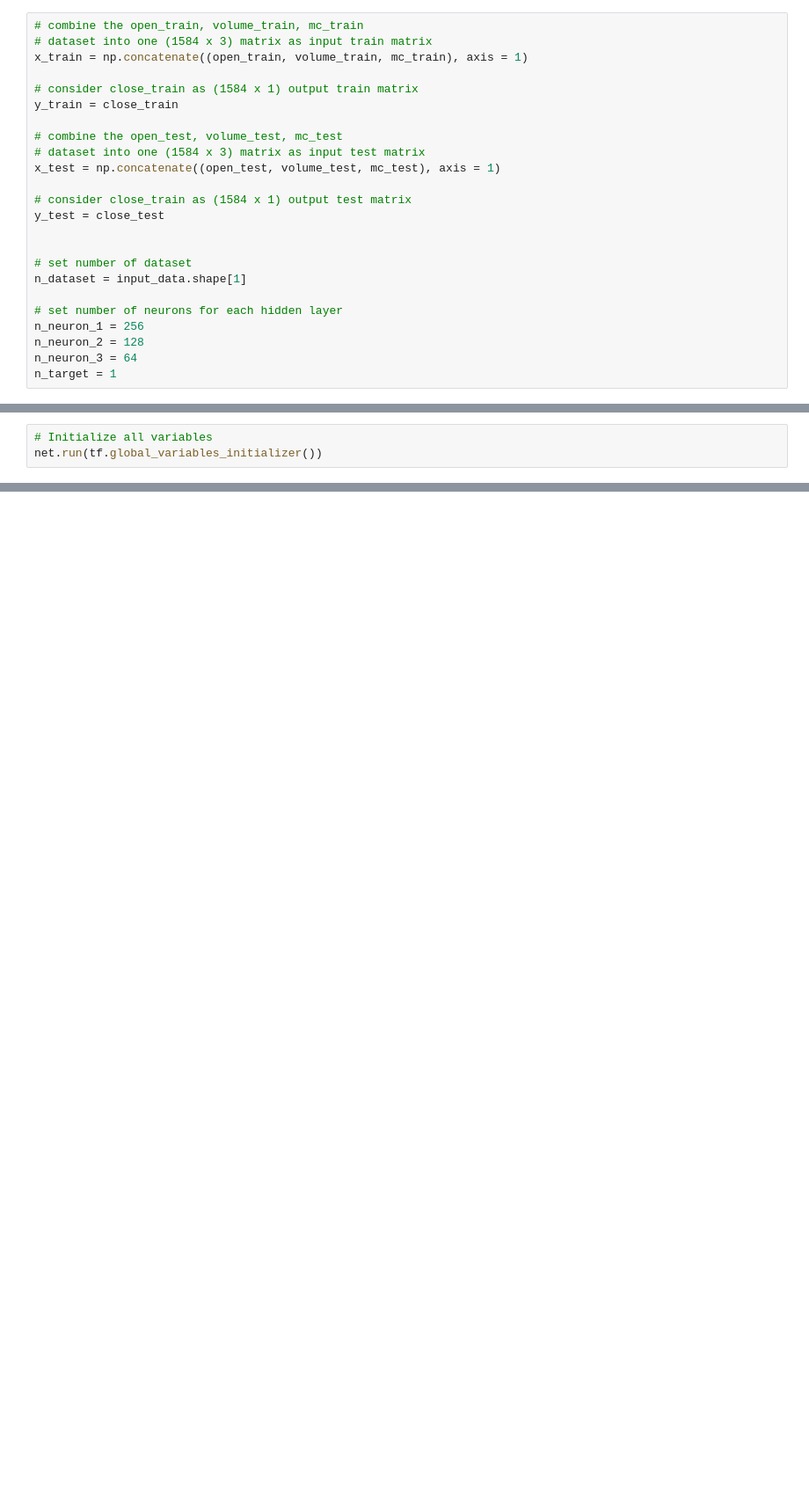
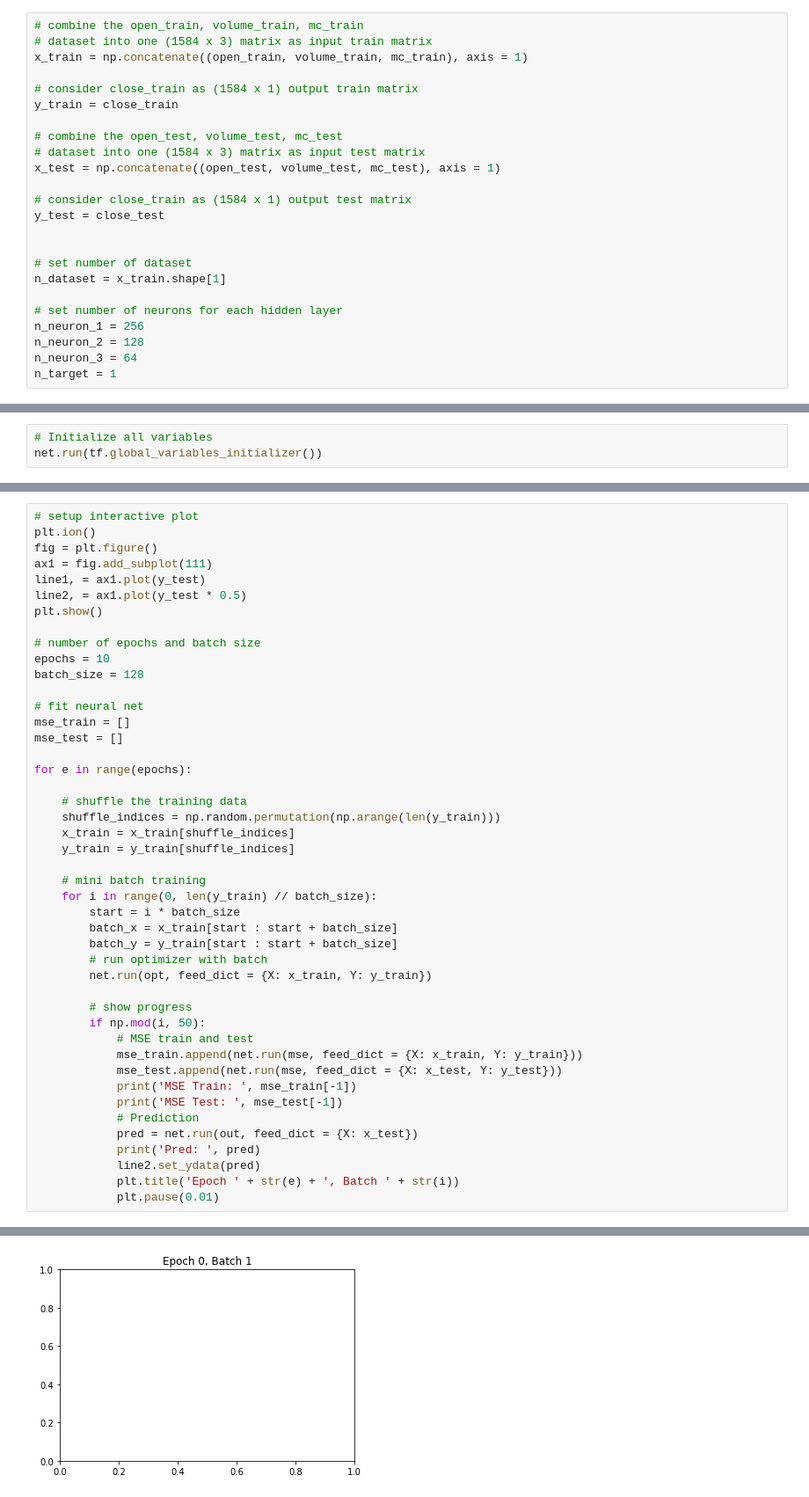
Before and after one commit to meng1994412/EECS349_Machine_Learning, a Jupyter notebook: Project/preprocessing.ipynb, the cells around one changed output, grey strips where cells are left out. Shown at 88% size. Saved outputs shown, nothing was run; the diff lists cells and outputs as text; blank space fills up the shorter version.

Commit message:
interactivae plot done

```diff
--- a/Project/preprocessing.ipynb
+++ b/Project/preprocessing.ipynb
@@ -451,7 +451,7 @@ y_test = close_test
 
 
 # set number of dataset
-n_dataset = input_data.shape[1]
+n_dataset = x_train.shape[1]
 
 # set number of neurons for each hidden layer
 n_neuron_1 = 256
@@ -572,0 +557,46 @@ for e in range(epochs):
+# %%
+# setup interactive plot
+plt.ion()
+fig = plt.figure()
+ax1 = fig.add_subplot(111)
+line1, = ax1.plot(y_test)
+line2, = ax1.plot(y_test * 0.5)
+plt.show()
+
+# number of epochs and batch size
+epochs = 10
+batch_size = 128
+
+# fit neural net
+mse_train = []
+mse_test = []
+
+for e in range(epochs):
+
+    # shuffle the training data
+    shuffle_indices = np.random.permutation(np.arange(len(y_train)))
+    x_train = x_train[shuffle_indices]
+    y_train = y_train[shuffle_indices]
+
+    # mini batch training
+    for i in range(0, len(y_train) // batch_size):
+        start = i * batch_size
+        batch_x = x_train[start : start + batch_size]
+        batch_y = y_train[start : start + batch_size]
+        # run optimizer with batch
+        net.run(opt, feed_dict = {X: x_train, Y: y_train})
+
+        # show progress
+        if np.mod(i, 50):
+            # MSE train and test
+            mse_train.append(net.run(mse, feed_dict = {X: x_train, Y: y_train}))
+            mse_test.append(net.run(mse, feed_dict = {X: x_test, Y: y_test}))
+            print('MSE Train: ', mse_train[-1])
+            print('MSE Test: ', mse_test[-1])
+            # Prediction
+            pred = net.run(out, feed_dict = {X: x_test})
+            print('Pred: ', pred)
+            line2.set_ydata(pred)
+            plt.title('Epoch ' + str(e) + ', Batch ' + str(i))
+            plt.pause(0.01)
+# %% [output]
@@ -572,0 +621 @@ for e in range(epochs):
+[figure, added]
```
Also changed, not shown: parts of 10 cells of this notebook.
